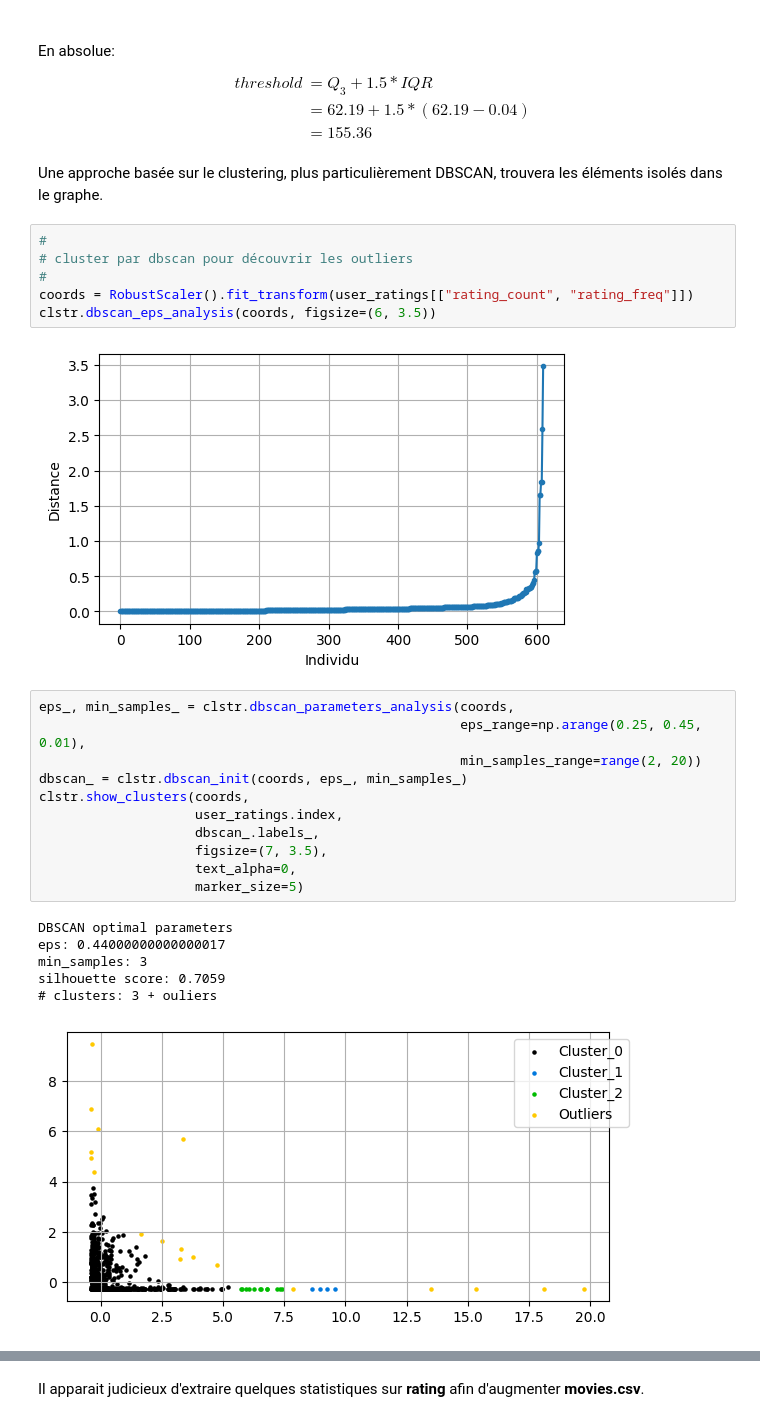
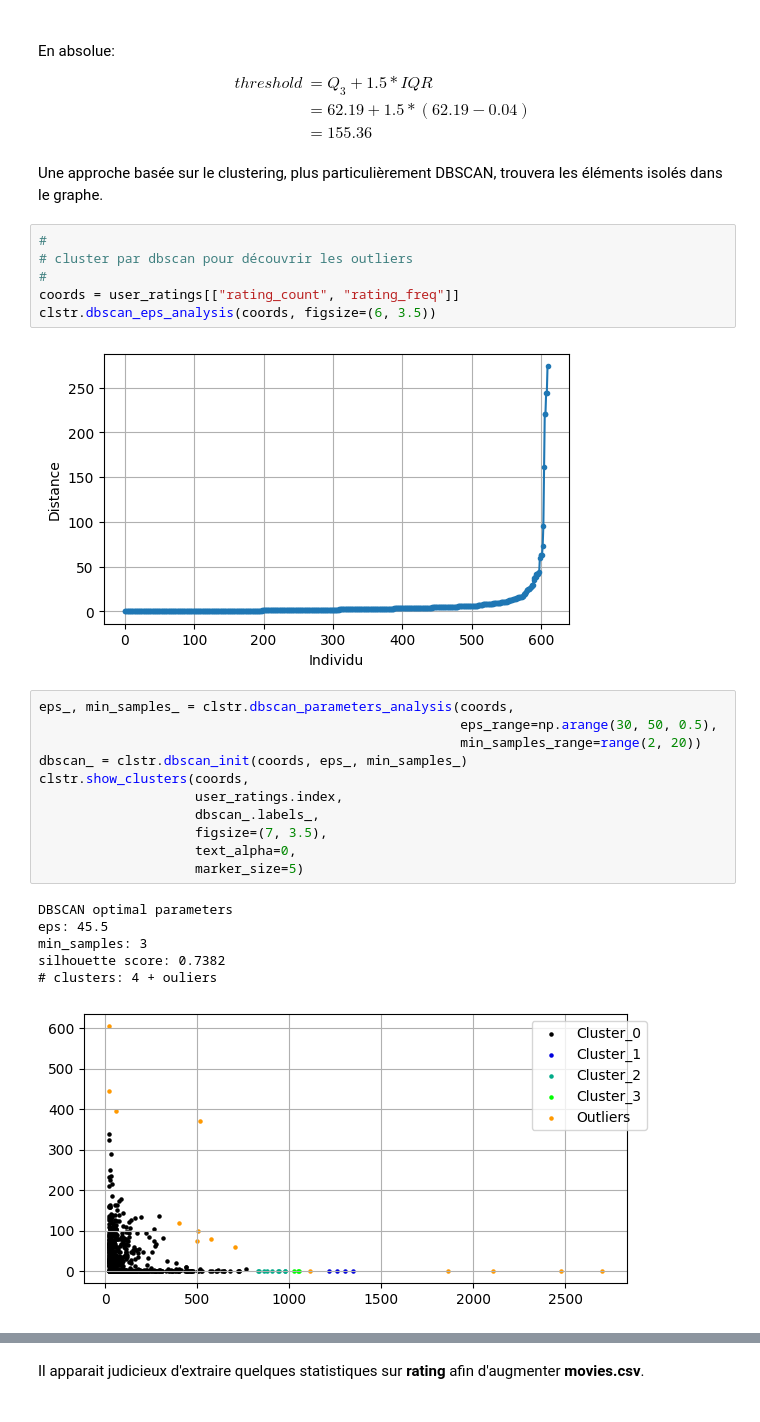
Before and after one commit to jfgagnon00/MovieLens, a Jupyter notebook: A56.ipynb, the cells around one changed output, grey strips where cells are left out. Saved outputs shown, nothing was run; the diff lists cells and outputs as text.

```diff
--- a/A56.ipynb
+++ b/A56.ipynb
@@ -797,28 +797,28 @@ Une approche basée sur le clustering, plus particulièrement DBSCAN, trouvera l
 #
 # cluster par dbscan pour découvrir les outliers
 #
-coords = RobustScaler().fit_transform(user_ratings[["rating_count", "rating_freq"]])
+coords = user_ratings[["rating_count", "rating_freq"]]
 clstr.dbscan_eps_analysis(coords, figsize=(6, 3.5))
 # %% [output]
-[figure, old version]
+[figure, new version]
 # %%
 eps_, min_samples_ = clstr.dbscan_parameters_analysis(coords,
-                                                      eps_range=np.arange(0.25, 0.45, 0.01),
+                                                      eps_range=np.arange(30, 50, 0.5),
                                                       min_samples_range=range(2, 20))
 dbscan_ = clstr.dbscan_init(coords, eps_, min_samples_)
 clstr.show_clusters(coords,
                     user_ratings.index,
                     dbscan_.labels_,
                     figsize=(7, 3.5),
                     text_alpha=0,
                     marker_size=5)
 # %% [output]
 DBSCAN optimal parameters
-eps: 0.44000000000000017
+eps: 45.5
 min_samples: 3
-silhouette score: 0.7059
-# clusters: 3 + ouliers
+silhouette score: 0.7382
+# clusters: 4 + ouliers
-[figure, old version]
+[figure, new version]
 # %%
 #
 # detecter les utilisateurs juges outliers
```
Also changed, not shown: parts of 22 cells of this notebook, 1 other file.
